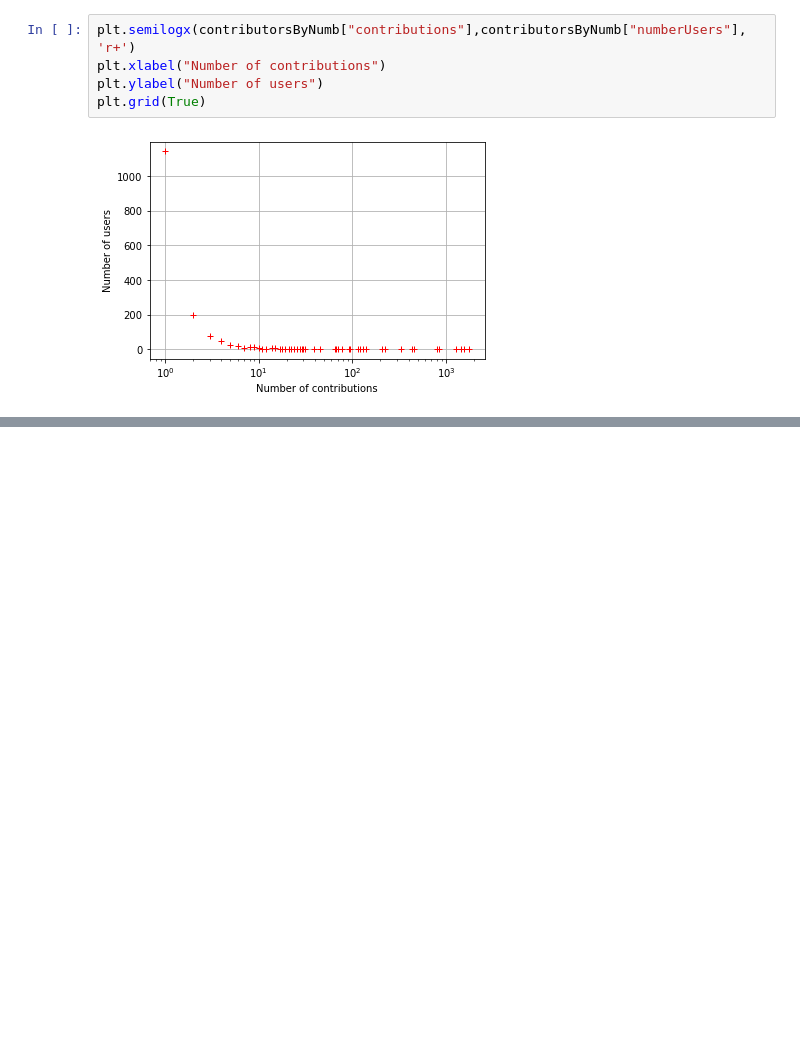
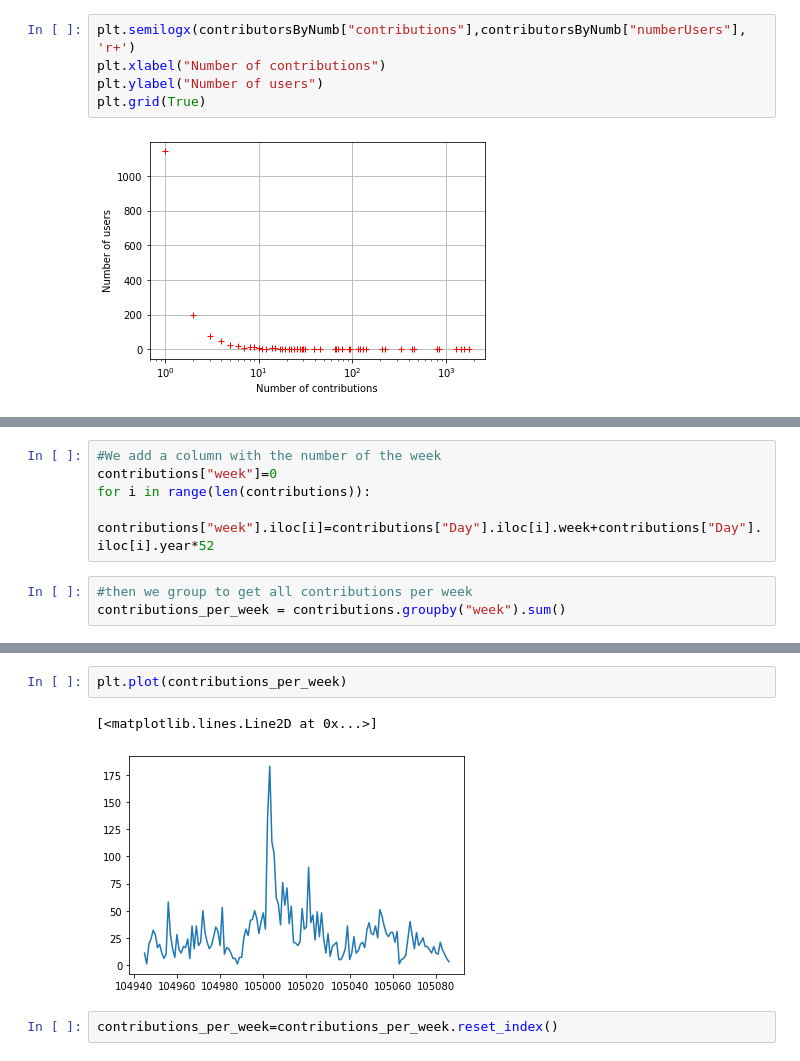
Before and after one commit to YouennFS/repoTestTech, a Jupyter notebook: visualisation.ipynb, the cells around one changed output, grey strips where cells are left out. Saved outputs shown, nothing was run; the diff lists cells and outputs as text; blank space fills up the shorter version.

```diff
--- a/visualisation.ipynb
+++ b/visualisation.ipynb
@@ -103,0 +40,8 @@ plt.grid(True)
+# %%
+#We add a column with the number of the week
+contributions["week"]=0
+for i in range(len(contributions)):
+    contributions["week"].iloc[i]=contributions["Day"].iloc[i].week+contributions["Day"].iloc[i].year*52
+# %%
+#then we group to get all contributions per week
+contributions_per_week = contributions.groupby("week").sum()
@@ -103,0 +65,7 @@ plt.grid(True)
+# %%
+plt.plot(contributions_per_week)
+# %% [output]
+[<matplotlib.lines.Line2D at 0x...>]
+[figure, added]
+# %%
+contributions_per_week=contributions_per_week.reset_index()
```
Also changed, not shown: parts of 9 cells of this notebook.
